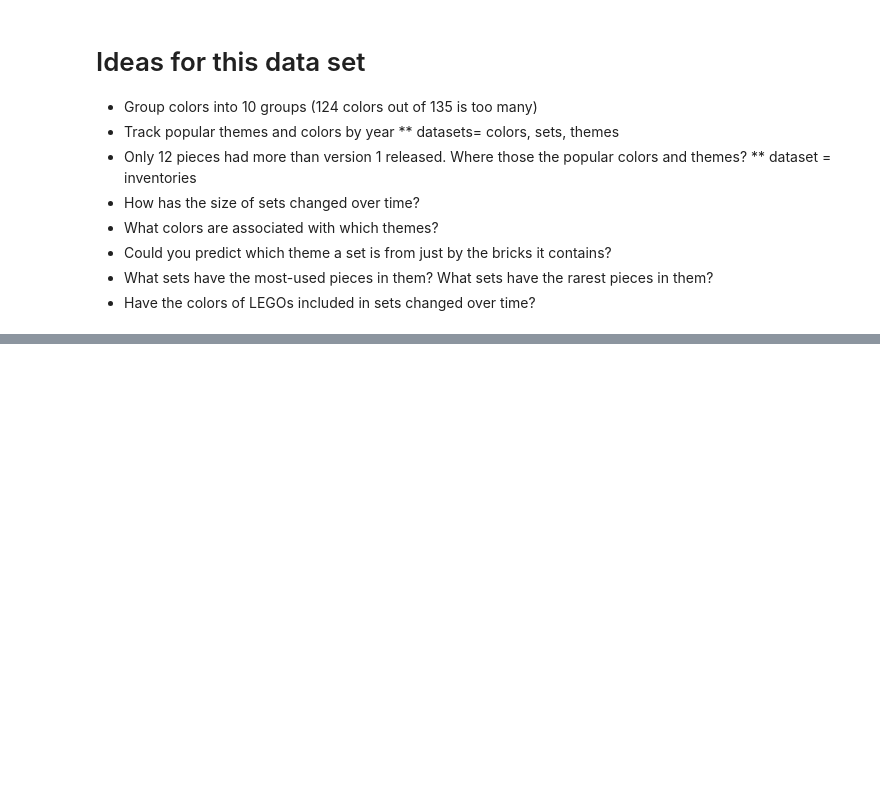
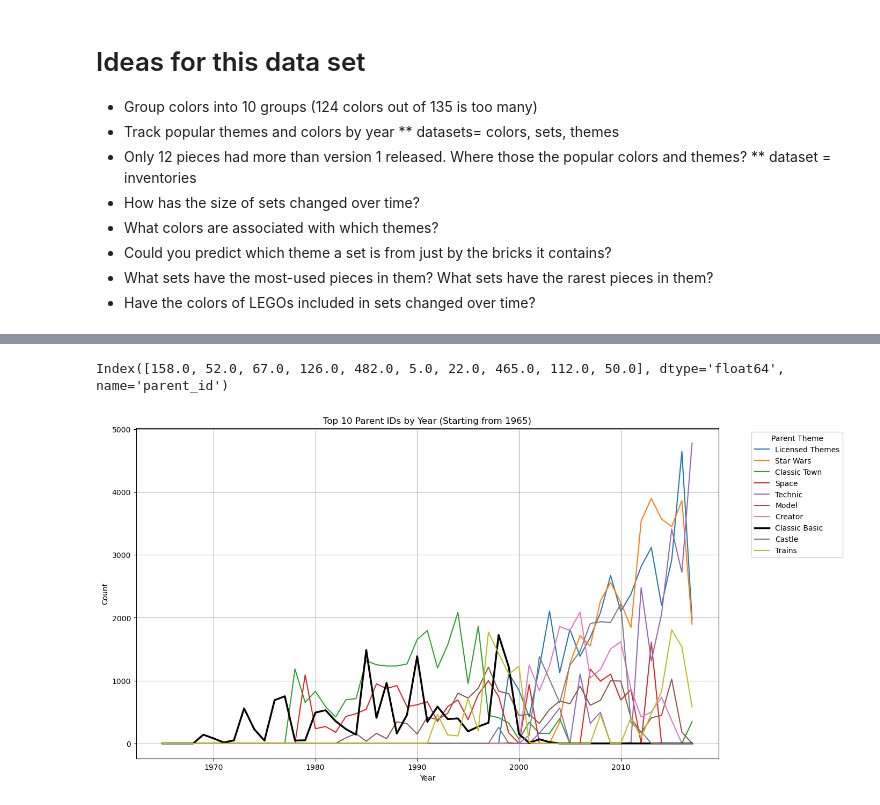
Before and after one commit to AmandaBoyers/analysis-legos-colors, a Jupyter notebook: 1 LEGO_Datasets.ipynb, the cells around one changed output, grey strips where cells are left out. Saved outputs shown, nothing was run; the diff lists cells and outputs as text; code cells hidden in the pictures; blank space fills up the shorter version.

```diff
--- a/1 LEGO_Datasets.ipynb
+++ b/1 LEGO_Datasets.ipynb
@@ -630,0 +549,50 @@ dtype: int64
+# %%
+# Group the data by year and parent_id, and count the occurrences
+parent_id_counts_per_year = merged_df.groupby(['year', 'parent_id']).size().unstack(fill_value=0)
+
+# Filter the data to include only the years from 1965 onwards
+parent_id_counts_per_year = parent_id_counts_per_year[parent_id_counts_per_year.index >= 1965]
+
+# Identify the top 10 parent_ids based on the total count
+top_10_parent_ids = parent_id_counts_per_year.sum().nlargest(10).index
+print(top_10_parent_ids)
+
+# Filter the data to include only the top 10 parent_ids
+top_10_parent_id_counts_per_year = parent_id_counts_per_year[top_10_parent_ids]
+
+#158.0, 52.0, 67.0, 126.0, 482.0, 5.0, 22.0, 465.0, 112.0, 50.0
+# Define a mapping of parent_id to descriptive names
+parent_id_to_name = {
+    158: 'Licensed Themes',
+    52: 'Star Wars',
+    67: 'Classic Town',
+    126: 'Space',
+    482: 'Technic',
+    5: 'Model',
+    22: 'Creator',
+    465: 'Classic Basic',
+    112: 'Castle',
+    50: 'Trains',
+
+}
+
+# Replace the parent_ids with their descriptive names
+top_10_parent_id_counts_per_year.columns = top_10_parent_id_counts_per_year.columns.map(parent_id_to_name)
+
+# Plot the data
+plt.figure(figsize=(14, 8))
+for parent_name in top_10_parent_id_counts_per_year.columns:
+    if parent_name == 'Classic Basic':
+        plt.plot(top_10_parent_id_counts_per_year.index, top_10_parent_id_counts_per_year[parent_name], label=parent_name, color='black', linewidth=2.5)
+    else:
+        plt.plot(top_10_parent_id_counts_per_year.index, top_10_parent_id_counts_per_year[parent_name], label=parent_name)
+
+plt.title('Top 10 Parent IDs by Year (Starting from 1965)')
+plt.xlabel('Year')
+plt.ylabel('Count')
+plt.legend(title='Parent Theme', bbox_to_anchor=(1.05, 1), loc='upper left')
+plt.grid(True)
+plt.show()
+# %% [output]
+Index([158.0, 52.0, 67.0, 126.0, 482.0, 5.0, 22.0, 465.0, 112.0, 50.0], dtype='float64', name='parent_id')
+[figure, added]
```
Also changed, not shown: parts of 32 cells of this notebook, 4 other files.
